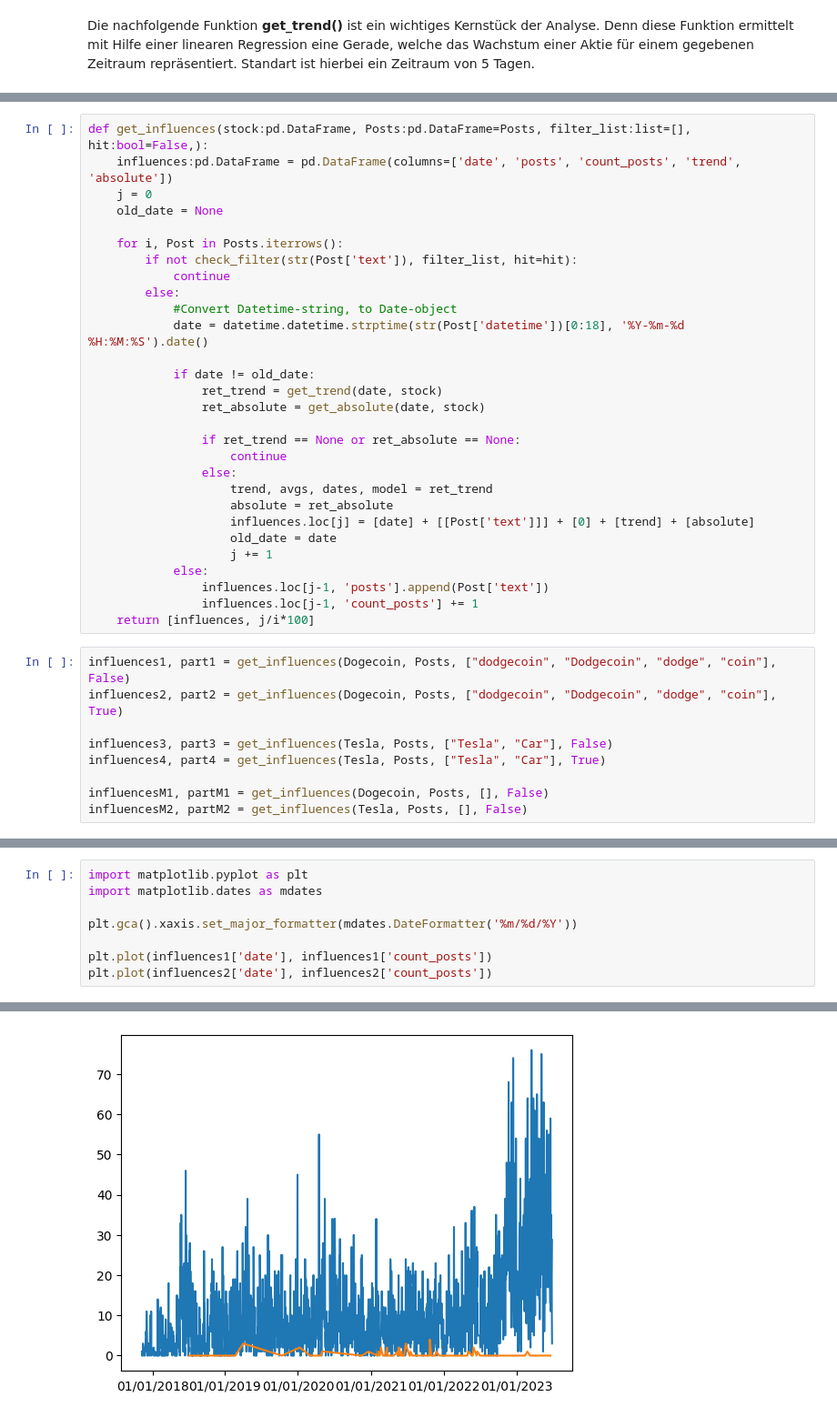
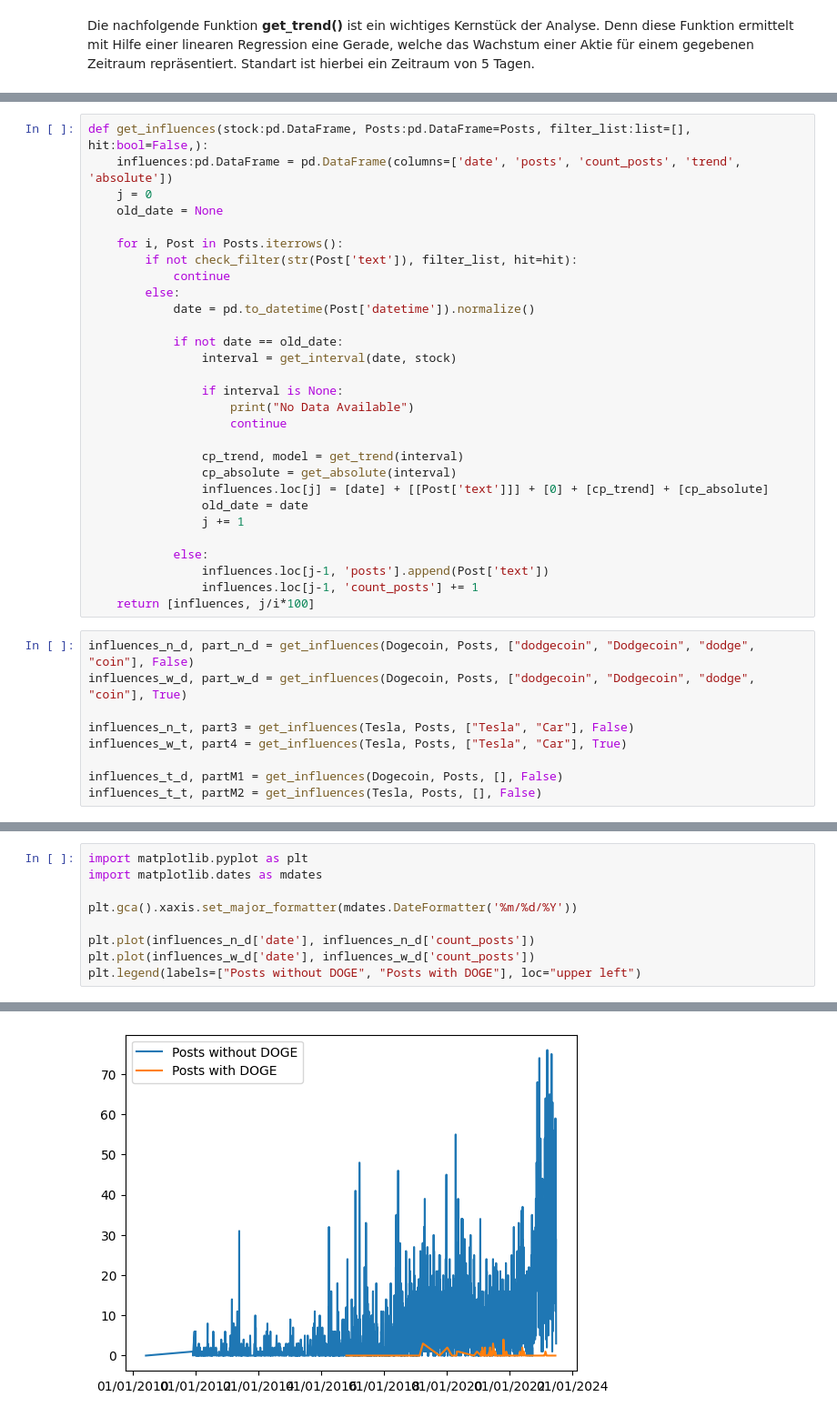
Before and after one commit to alphaname007/BigDataBandits, a Jupyter notebook: Abstract.ipynb, the cells around one changed output, grey strips where cells are left out. Shown: that part at 91% size. Drawn from its saved outputs; the diff is of its cells as text.

```diff
--- a/Abstract.ipynb
+++ b/Abstract.ipynb
@@ -103,31 +81,31 @@ def get_influences(stock:pd.DataFrame, Posts:pd.DataFrame=Posts, filter_list:lis
         if not check_filter(str(Post['text']), filter_list, hit=hit):
             continue
         else:
-            #Convert Datetime-string, to Date-object
-            date = datetime.datetime.strptime(str(Post['datetime'])[0:18], '%Y-%m-%d %H:%M:%S').date()
+            date = pd.to_datetime(Post['datetime']).normalize()
 
-            if date != old_date:
-                ret_trend = get_trend(date, stock)
-                ret_absolute = get_absolute(date, stock)
+            if not date == old_date:
+                interval = get_interval(date, stock)
 
-                if ret_trend == None or ret_absolute == None:
+                if interval is None:
+                    print("No Data Available")
                     continue
-                else:
-                    trend, avgs, dates, model = ret_trend
-                    absolute = ret_absolute
-                    influences.loc[j] = [date] + [[Post['text']]] + [0] + [trend] + [absolute]
-                    old_date = date
-                    j += 1
+
+                cp_trend, model = get_trend(interval)
+                cp_absolute = get_absolute(interval)
+                influences.loc[j] = [date] + [[Post['text']]] + [0] + [cp_trend] + [cp_absolute]
+                old_date = date
+                j += 1
+
             else:
                 influences.loc[j-1, 'posts'].append(Post['text'])
                 influences.loc[j-1, 'count_posts'] += 1
     return [influences, j/i*100]
 # %%
-influences1, part1 = get_influences(Dogecoin, Posts, ["dodgecoin", "Dodgecoin", "dodge", "coin"], False)
-influences2, part2 = get_influences(Dogecoin, Posts, ["dodgecoin", "Dodgecoin", "dodge", "coin"], True)
+influences_n_d, part_n_d = get_influences(Dogecoin, Posts, ["dodgecoin", "Dodgecoin", "dodge", "coin"], False)
+influences_w_d, part_w_d = get_influences(Dogecoin, Posts, ["dodgecoin", "Dodgecoin", "dodge", "coin"], True)
 
-influences3, part3 = get_influences(Tesla, Posts, ["Tesla", "Car"], False)
-influences4, part4 = get_influences(Tesla, Posts, ["Tesla", "Car"], True)
+influences_n_t, part3 = get_influences(Tesla, Posts, ["Tesla", "Car"], False)
+influences_w_t, part4 = get_influences(Tesla, Posts, ["Tesla", "Car"], True)
 
-influencesM1, partM1 = get_influences(Dogecoin, Posts, [], False)
-influencesM2, partM2 = get_influences(Tesla, Posts, [], False)
+influences_t_d, partM1 = get_influences(Dogecoin, Posts, [], False)
+influences_t_t, partM2 = get_influences(Tesla, Posts, [], False)
@@ -164,6 +122,7 @@ import matplotlib.dates as mdates
 
 plt.gca().xaxis.set_major_formatter(mdates.DateFormatter('%m/%d/%Y'))
 
-plt.plot(influences1['date'], influences1['count_posts'])
-plt.plot(influences2['date'], influences2['count_posts'])
+plt.plot(influences_n_d['date'], influences_n_d['count_posts'])
+plt.plot(influences_w_d['date'], influences_w_d['count_posts'])
+plt.legend(labels=["Posts without DOGE", "Posts with DOGE"], loc="upper left")
 # %% [output]
@@ -171,4 +130,4 @@ plt.plot(influences2['date'], influences2['count_posts'])
-[figure, old version]
+[figure, new version]
 # %%
 import matplotlib.pyplot as plt
 import matplotlib.dates as mdates
```
Also changed, not shown: parts of 10 cells of this notebook.
